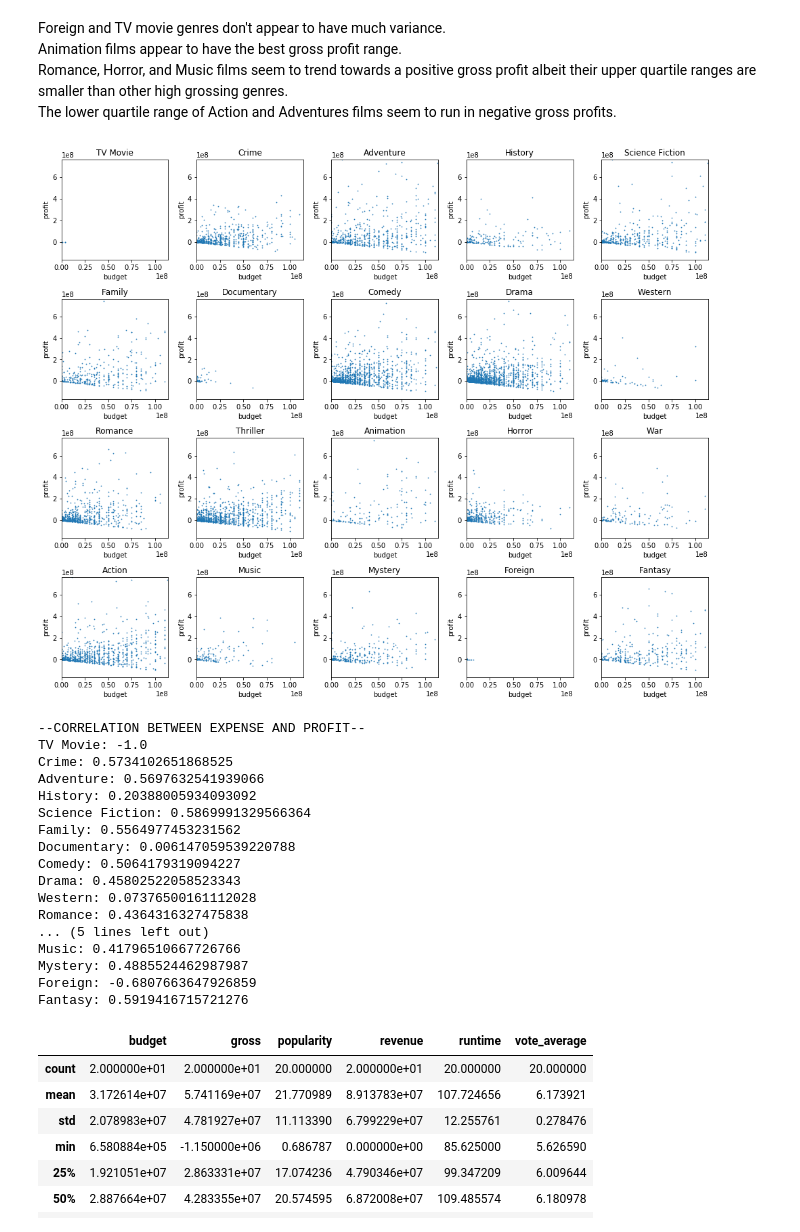
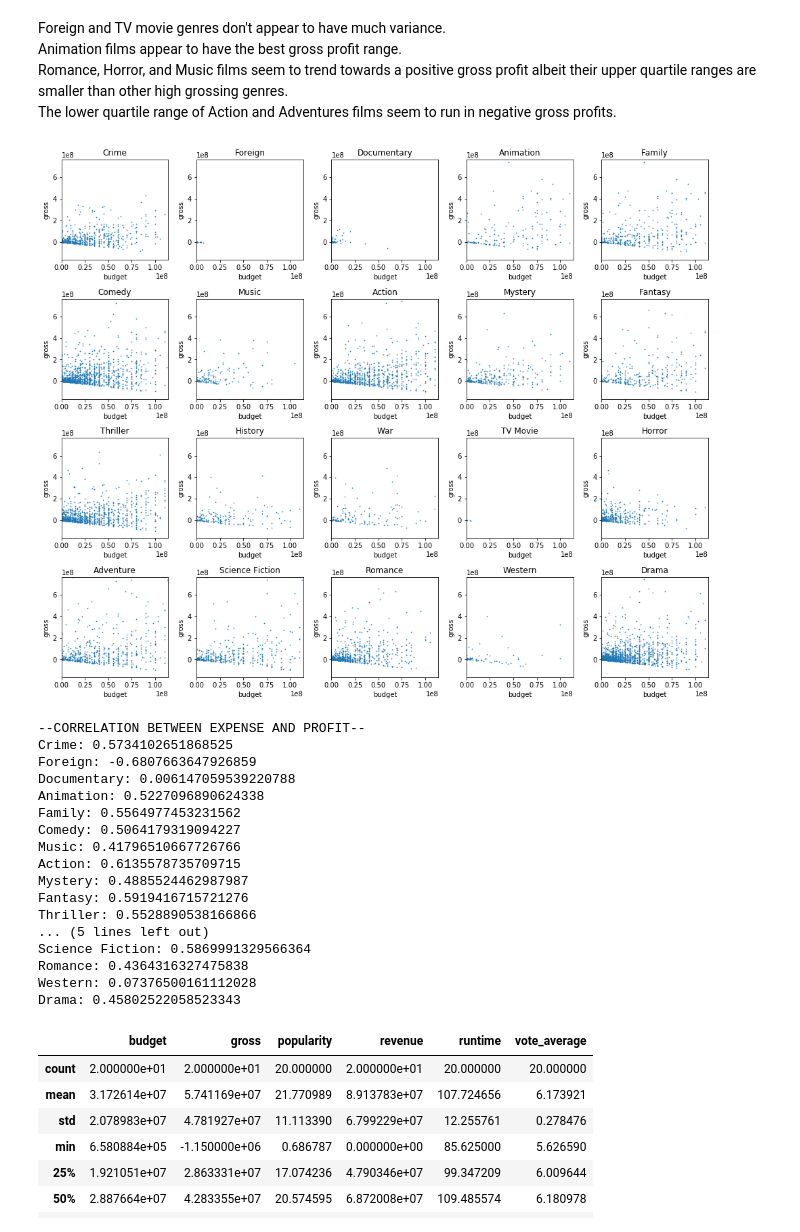
Before and after one commit to kimrharper/thinkful, a Jupyter notebook: PrepCourse/PrepCourse-4-2-Capstone.ipynb, the cells around one changed output. Drawn from its saved outputs; the diff is of its cells as text; code cells hidden in the pictures.

```diff
--- a/PrepCourse/PrepCourse-4-2-Capstone.ipynb
+++ b/PrepCourse/PrepCourse-4-2-Capstone.ipynb
@@ -115,6 +115,8 @@ for genre in genredict:
     i = i + 1
     plt.hist(genredict[genre]['gross'],bins=10)
     plt.xlim(xmin,xmax)
+    plt.xlabel('gross profits')
+    plt.ylabel('frequency (by bins)')
     plt.title(genre)
 
 plt.tight_layout()
@@ -139,54 +142,54 @@ Foreign and TV movie genres don't appear to have much variance.<br>Animation fil
 # %%
 # plot of expense(x) to revenue(y)
 correlation = {}
 i = 1
 fig=plt.figure(figsize=(14,14))
 
 xmin = moviedata['budget'].min()
 xmax = moviedata['budget'].max()*.3
 
 ymin = moviedata['gross'].min()
 ymax = moviedata['gross'].max()*.3
 
 for genre in genredict:
     plt.subplot(5, 5, i)
     i = i + 1
     plt.scatter(genredict[genre]['budget'],genredict[genre]['gross'],.5)
 
     plt.xlim(xmin,xmax)
     plt.ylim(ymin,ymax)
     plt.title(genre)
     plt.xlabel('budget')
-    plt.ylabel('profit')
+    plt.ylabel('gross')
 
     correlation[genre] = (genredict[genre]['budget'].corr(genredict[genre]['gross']))
 
 plt.tight_layout()
 plt.show()
 # %% [output]
-[figure, old version]
+[figure, new version]
 # %%
 print('--CORRELATION BETWEEN EXPENSE AND PROFIT--')
 for key in correlation:
     print("{}: {}".format(key, correlation[key]))
 # %% [output]
 --CORRELATION BETWEEN EXPENSE AND PROFIT--
-TV Movie: -1.0
 Crime: 0.5734102651868525
-Adventure: 0.5697632541939066
-History: 0.20388005934093092
+Foreign: -0.6807663647926859
+Documentary: 0.006147059539220788
+Animation: 0.5227096890624338
+Family: 0.5564977453231562
+Comedy: 0.5064179319094227
+Music: 0.41796510667726766
+Action: 0.6135578735709715
+Mystery: 0.4885524462987987
+Fantasy: 0.5919416715721276
+Thriller: 0.5528890538166866
+... (5 lines left out)
 Science Fiction: 0.5869991329566364
-Family: 0.5564977453231562
-Documentary: 0.006147059539220788
-Comedy: 0.5064179319094227
+Romance: 0.4364316327475838
+Western: 0.07376500161112028
 Drama: 0.45802522058523343
-Western: 0.07376500161112028
-Romance: 0.4364316327475838
-... (5 lines left out)
-Music: 0.41796510667726766
-Mystery: 0.4885524462987987
-Foreign: -0.6807663647926859
-Fantasy: 0.5919416715721276
 # %%
 # creates a new dataframe based on genres
 dfSeries = {}
```
Also changed, not shown: parts of 2 cells of this notebook, 4 other files.
